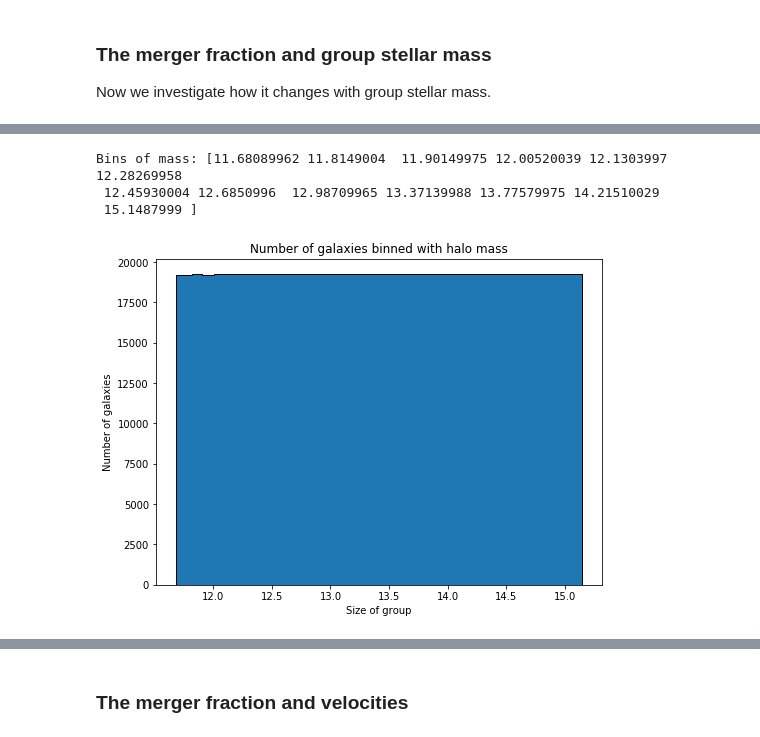
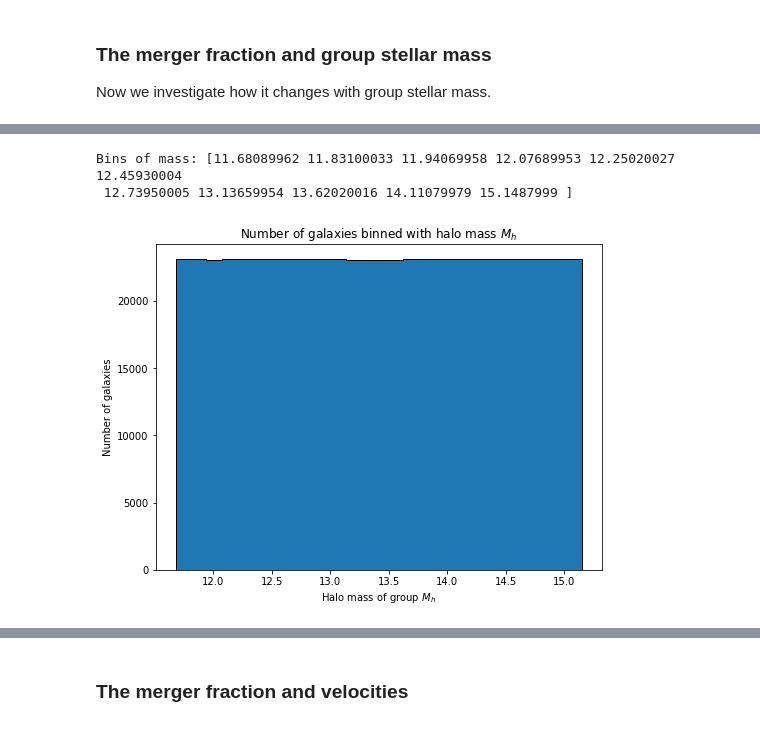
Before and after one commit to tplews98/MPhys_Project, a Jupyter notebook: Hilary work/HT_Week1_VolumeLimited_OriginalGroups.ipynb, the cells around one changed output, grey strips where cells are left out. Cells and saved outputs as stored; diff of their text form; code cells hidden in the pictures.

```diff
--- a/Hilary work/HT_Week1_VolumeLimited_OriginalGroups.ipynb
+++ b/Hilary work/HT_Week1_VolumeLimited_OriginalGroups.ipynb
@@ -685,22 +688,21 @@ plt.show()
 # %%
 # Create logarithmic bins of equal size without small groups
 galaxies_with_halo_mass1 = volume_limited_data[volume_limited_data["halo mass1"] > 0]
-equal_bins_halo_mass1 = pd.qcut(galaxies_with_halo_mass1["halo mass1"], q=12, labels=False, retbins=True, duplicates="drop")[1]
+equal_bins_halo_mass1 = pd.qcut(galaxies_with_halo_mass1["halo mass1"], q=10, labels=False, retbins=True, duplicates="drop")[1]
 
 print("Bins of mass: " + str(equal_bins_halo_mass1))
 
 # Plot histogram of group size using logarithmic bins
 plt.figure(figsize=(8,6))
 plt.hist(galaxies_with_halo_mass1["halo mass1"], bins=equal_bins_halo_mass1, edgecolor="black", histtype="stepfilled")
-plt.xlabel("Size of group")
+plt.xlabel("Halo mass of group $M_h$")
 plt.ylabel("Number of galaxies")
-plt.title("Number of galaxies binned with halo mass")
+plt.title("Number of galaxies binned with halo mass $M_h$")
 plt.show()
 # %% [output]
-Bins of mass: [11.68089962 11.8149004  11.90149975 12.00520039 12.1303997  12.28269958
- 12.45930004 12.6850996  12.98709965 13.37139988 13.77579975 14.21510029
- 15.1487999 ]
+Bins of mass: [11.68089962 11.83100033 11.94069958 12.07689953 12.25020027 12.45930004
+ 12.73950005 13.13659954 13.62020016 14.11079979 15.1487999 ]
-[figure, old version]
+[figure, new version]
 # %%
 # Define a function that given some data, will return the merger fraction against redshift
 def merger_fraction_binning(data, mass_bins):
```
Also changed, not shown: parts of 6 cells of this notebook.
